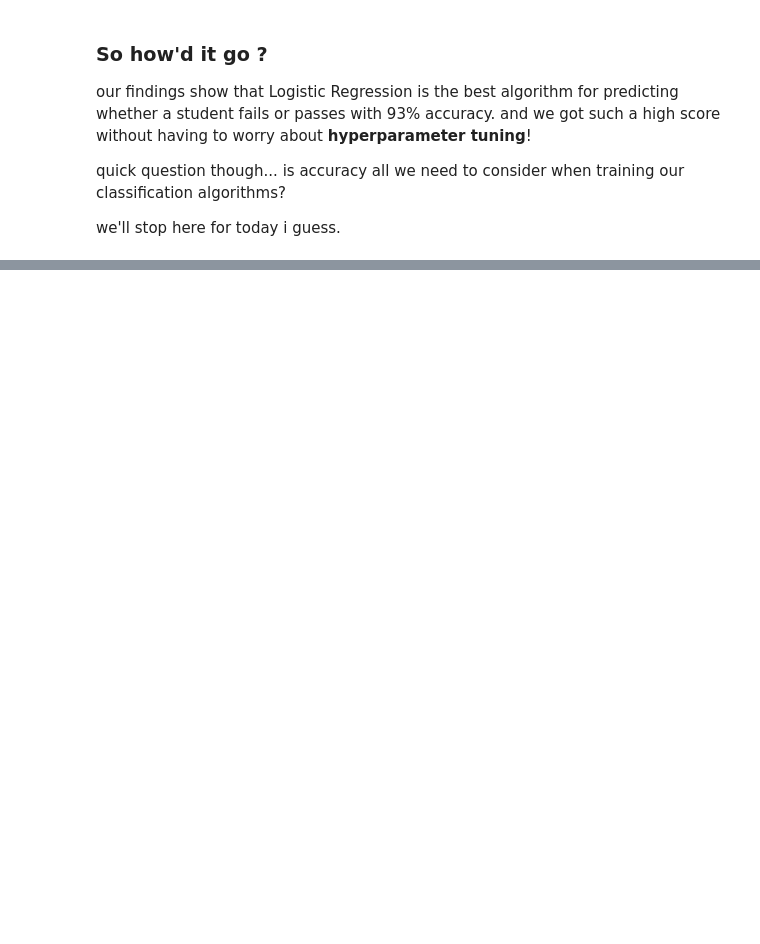
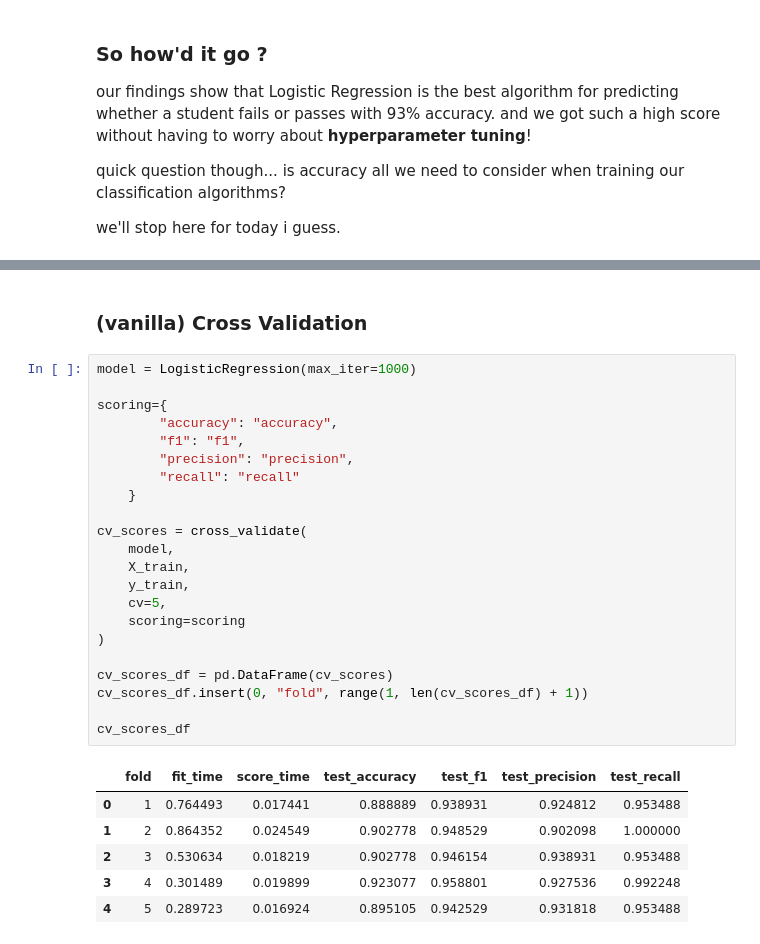
Before and after one commit to brian-seekar/ds-class, a Jupyter notebook: ml-stuff.ipynb, the cells around one changed output, grey strips where cells are left out. Drawn from its saved outputs; the diff is of its cells as text; blank space fills up the shorter version.

```diff
--- a/ml-stuff.ipynb
+++ b/ml-stuff.ipynb
@@ -451,0 +482,31 @@ we'll stop here for today i guess.
+# %% [markdown]
+### (vanilla) Cross Validation
+# %%
+model = LogisticRegression(max_iter=1000)
+
+scoring={
+        "accuracy": "accuracy",
+        "f1": "f1",
+        "precision": "precision",
+        "recall": "recall"
+    }
+
+cv_scores = cross_validate(
+    model,
+    X_train,
+    y_train,
+    cv=5,
+    scoring=scoring
+)
+
+cv_scores_df = pd.DataFrame(cv_scores)
+cv_scores_df.insert(0, "fold", range(1, len(cv_scores_df) + 1))
+
+cv_scores_df
+# %% [output]
+|  | fold | fit_time | score_time | test_accuracy | test_f1 | test_precision | test_recall |
+| 0 | 1 | 0.764493 | 0.017441 | 0.888889 | 0.938931 | 0.924812 | 0.953488 |
+| 1 | 2 | 0.864352 | 0.024549 | 0.902778 | 0.948529 | 0.902098 | 1.000000 |
+| 2 | 3 | 0.530634 | 0.018219 | 0.902778 | 0.946154 | 0.938931 | 0.953488 |
+| 3 | 4 | 0.301489 | 0.019899 | 0.923077 | 0.958801 | 0.927536 | 0.992248 |
+| 4 | 5 | 0.289723 | 0.016924 | 0.895105 | 0.942529 | 0.931818 | 0.953488 |
```
Also changed, not shown: parts of 22 cells of this notebook.
